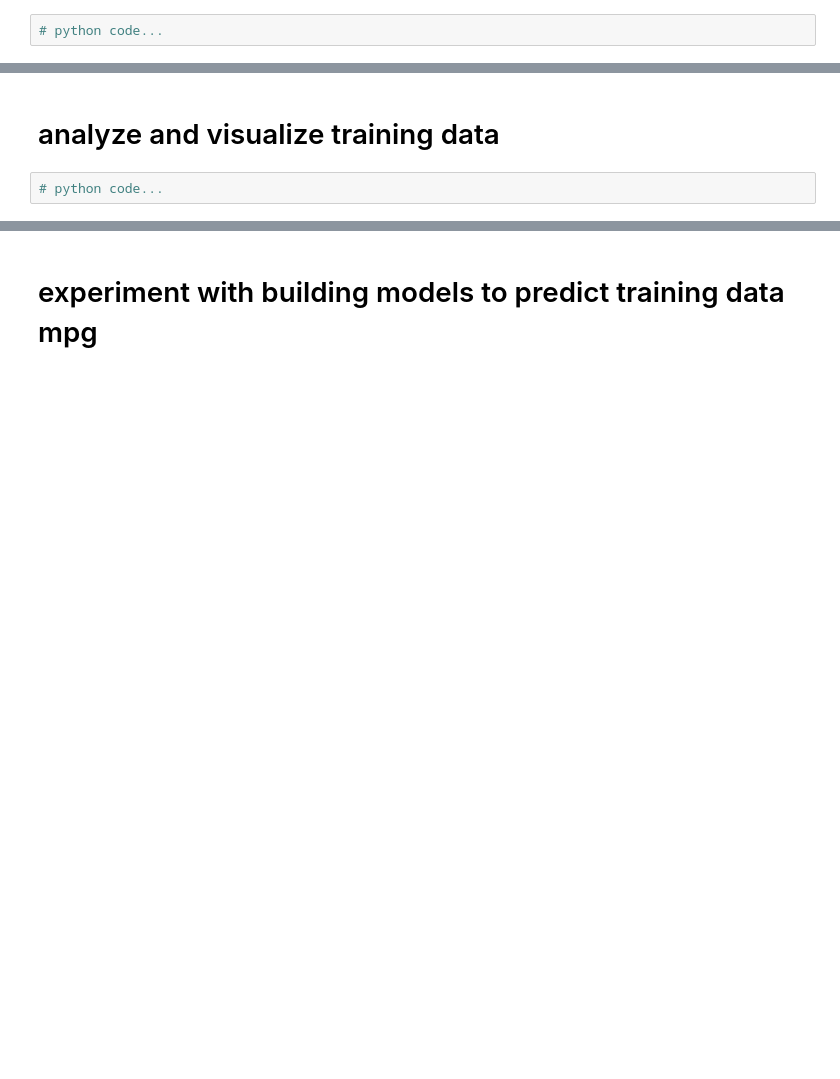
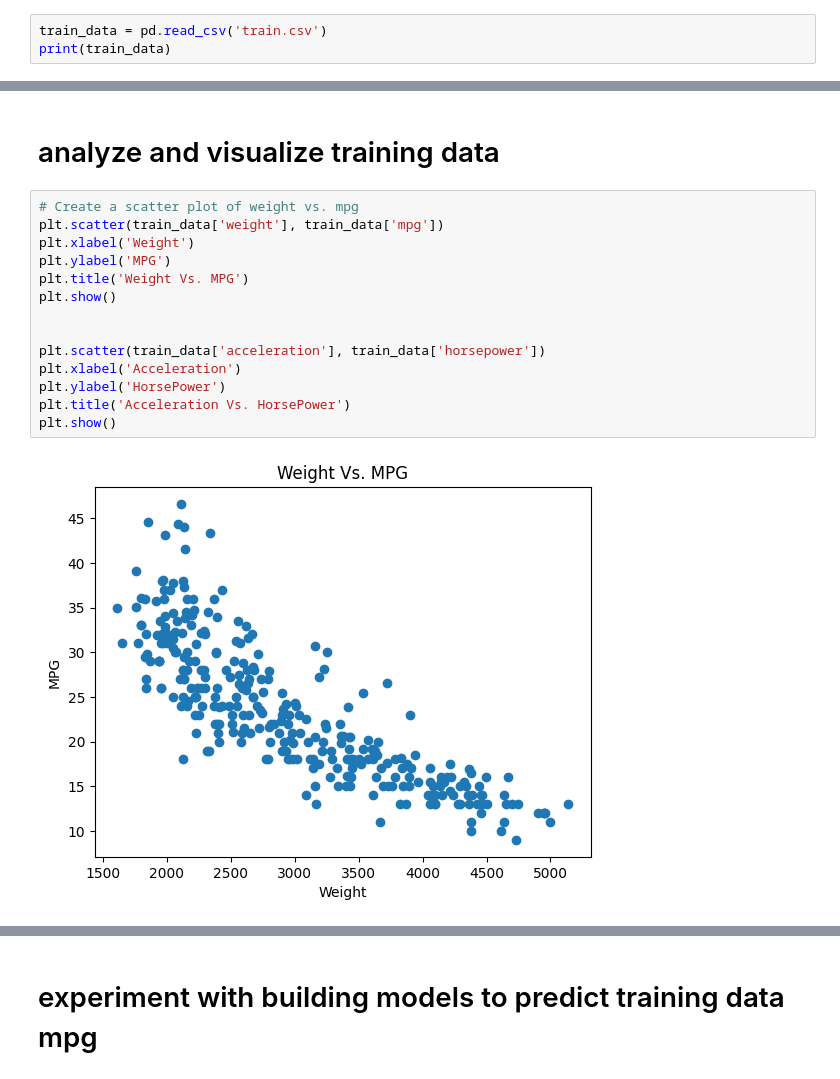
Before and after one commit to PatRakowicz/College-CS, a Jupyter notebook: CS-303/HW9/Homework_09-AutoMPG.ipynb, the cells around one changed output, grey strips where cells are left out. Cells and saved outputs as stored; diff of their text form; blank space fills up the shorter version.

Commit message:
HW9 | Finished & tested | started train data

```diff
--- a/CS-303/HW9/Homework_09-AutoMPG.ipynb
+++ b/CS-303/HW9/Homework_09-AutoMPG.ipynb
@@ -9,4 +14,5 @@
 # %% [markdown]
 # read in training data
 # %%
-# python code...
+train_data = pd.read_csv('train.csv')
+print(train_data)
@@ -13,4 +37,18 @@
 # %% [markdown]
 # analyze and visualize training data
 # %%
-# python code...
+# Create a scatter plot of weight vs. mpg
+plt.scatter(train_data['weight'], train_data['mpg'])
+plt.xlabel('Weight')
+plt.ylabel('MPG')
+plt.title('Weight Vs. MPG')
+plt.show()
+
+
+plt.scatter(train_data['acceleration'], train_data['horsepower'])
+plt.xlabel('Acceleration')
+plt.ylabel('HorsePower')
+plt.title('Acceleration Vs. HorsePower')
+plt.show()
+# %% [output]
+[figure, added]
```
Also changed, not shown: parts of 6 cells of this notebook.
